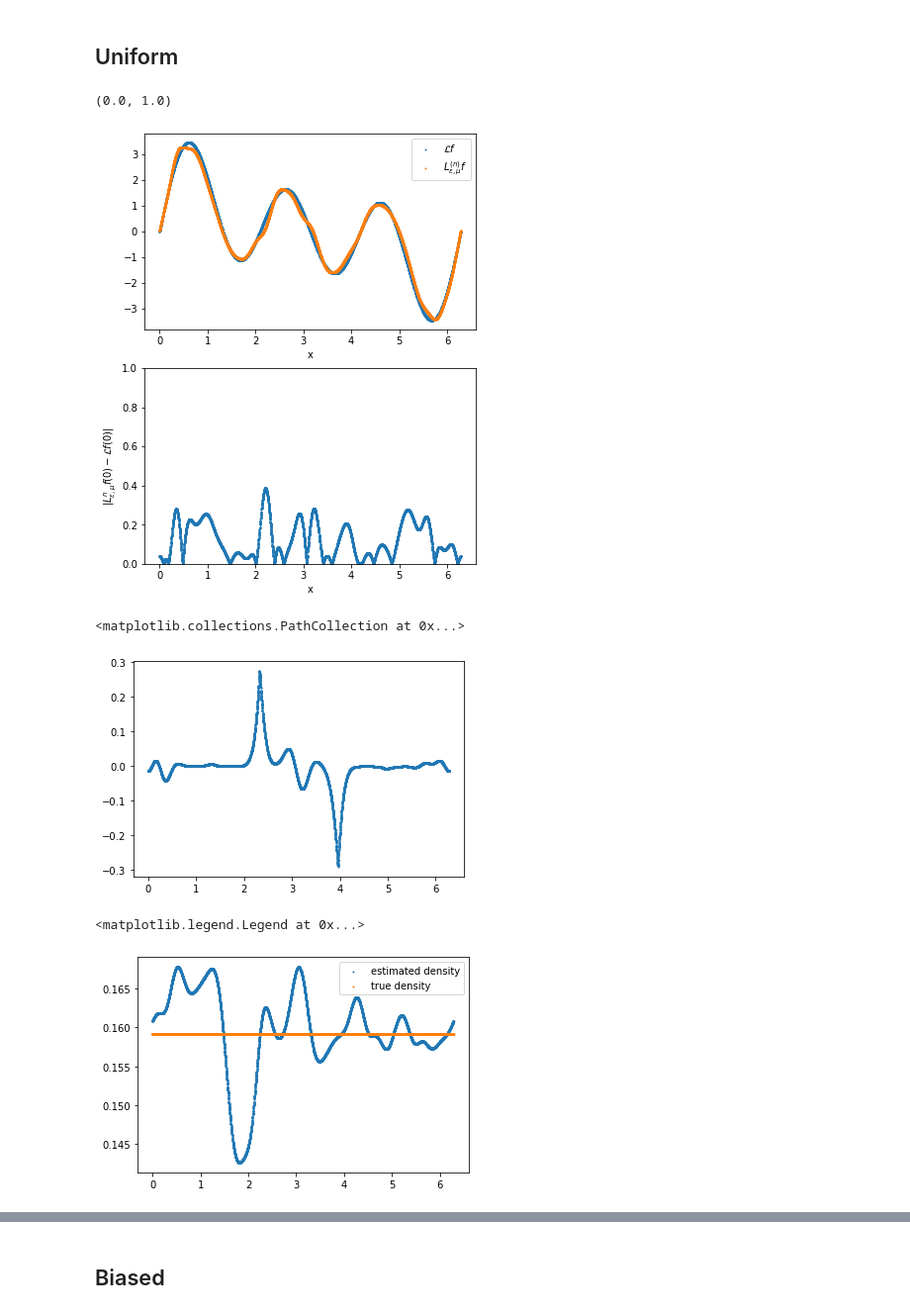
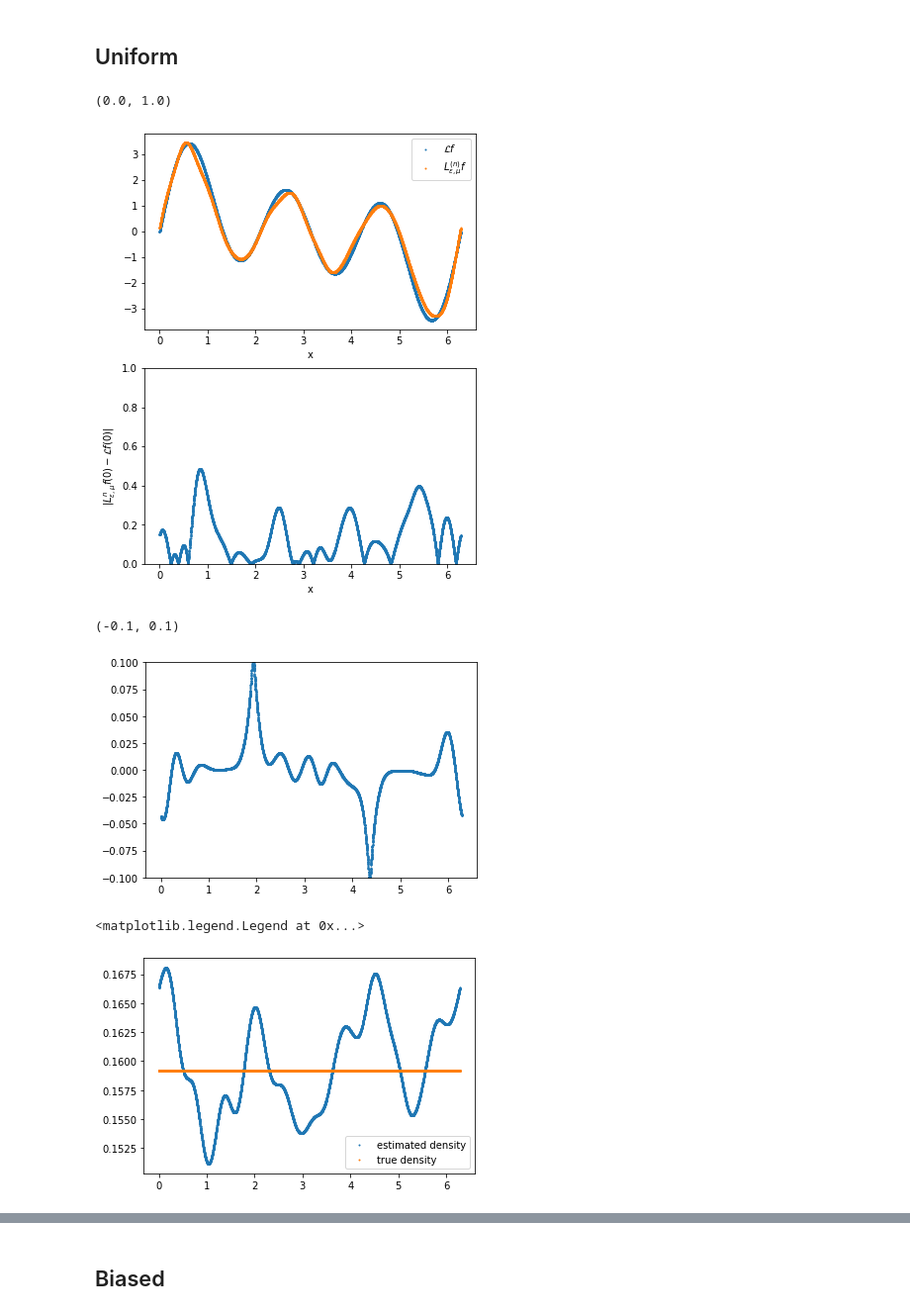
Before and after one commit to ShashankSule/TMDmaps, a Jupyter notebook: run/1D_potential_circular.ipynb, the cells around one changed output, grey strips where cells are left out. Shown: that part at 99% size. Drawn from its saved outputs; the diff is of its cells as text; code cells hidden in the pictures.

```diff
--- a/run/1D_potential_circular.ipynb
+++ b/run/1D_potential_circular.ipynb
@@ -105,7 +105,7 @@ def mu(x): return (1/Z)*np.exp(-beta*potential(x))
 # %%
 theta_2 = 2*np.arccos(-(np.sqrt(3/2)/2))
 theta_1 = 2*np.arccos((np.sqrt(3/2)/2))
-r = 0.5
+r = 0.1
 # %% [markdown]
 ## Define $f$
 # %%
@@ -250,8 +249,9 @@ RuntimeError: Can not put single artist in more than one figure
 # %%
 # set up dataset for uniform estimation
 # ϵ_uniform = 1/(10**(4/5))
-ϵ_uniform = 1/(10**(4/3))
+
 N = int(1e4)
+ϵ_uniform = 2.50*N**(-2/5)
 # uniform = np.linspace(-2,2,int(N+1)).reshape(N+1,d) # note that p = uniform[0,N/2]
 uniform = np.random.uniform(-0.0,2*np.pi,N+1).reshape(N+1,d)
 uniform[N,0] = np.pi
@@ -331,7 +324,7 @@ ax2.set(xlabel="x", ylabel="$|L^{n}_{\epsilon,\mu}f(0) - \mathcal{L}f(0)|$")
 ax2.set_ylim((0.0,1.0))
 # %% [output]
 (0.0, 1.0)
-[figure, old version]
+[figure, new version]
 # %%
 # check committor on uniform set
 committor_uniform = np.apply_along_axis(committor, 1, uniform)
@@ -340,15 +333,15 @@ Lcommittor_uniform_TMD = L_uniform@committor_uniform
 # %%
 fig, ax1 = plt.subplots()
 # ax1.scatter(uniform, LF_uniform_true, s=1.0)
 ax1.scatter(uniform, Lcommittor_uniform_TMD, s=1.0)
 # ax1.set_xlim((-0.9,0.9))
-# ax1.set_ylim((-0.05,0.05))
+ax1.set_ylim((-0.1,0.1))
 # ax2.scatter(uniform, np.abs(LF_uniform_true-4*LF_uniform_TMD), s=1.0)
 # ax2.set_xlim((-0.5,0.5))
 # ax2.set_ylim((0.0, 10.0))
 # %% [output]
-<matplotlib.collections.PathCollection at 0x...>
+(-0.1, 0.1)
-[figure, old version]
+[figure, new version]
 # %%
 # checking KDE
 rho_epsilon_uniform = (1/(N+1))*(1/(np.pi*ϵ_uniform)**(d/2))*K_uniform@np.ones((N+1,1))
@@ -362,7 +355,7 @@ plt.scatter(uniform, uniform_rnd, s=1.0, label="true density")
 plt.legend()
 # %% [output]
 <matplotlib.legend.Legend at 0x...>
-[figure, old version]
+[figure, new version]
 # %%
 plt.scatter(uniform, rho_epsilon_uniform-uniform_rnd, s=1.0)
 #plt.ylim((-0.01,0.015))
```
Also changed, not shown: parts of 11 cells of this notebook, 12 other files.
